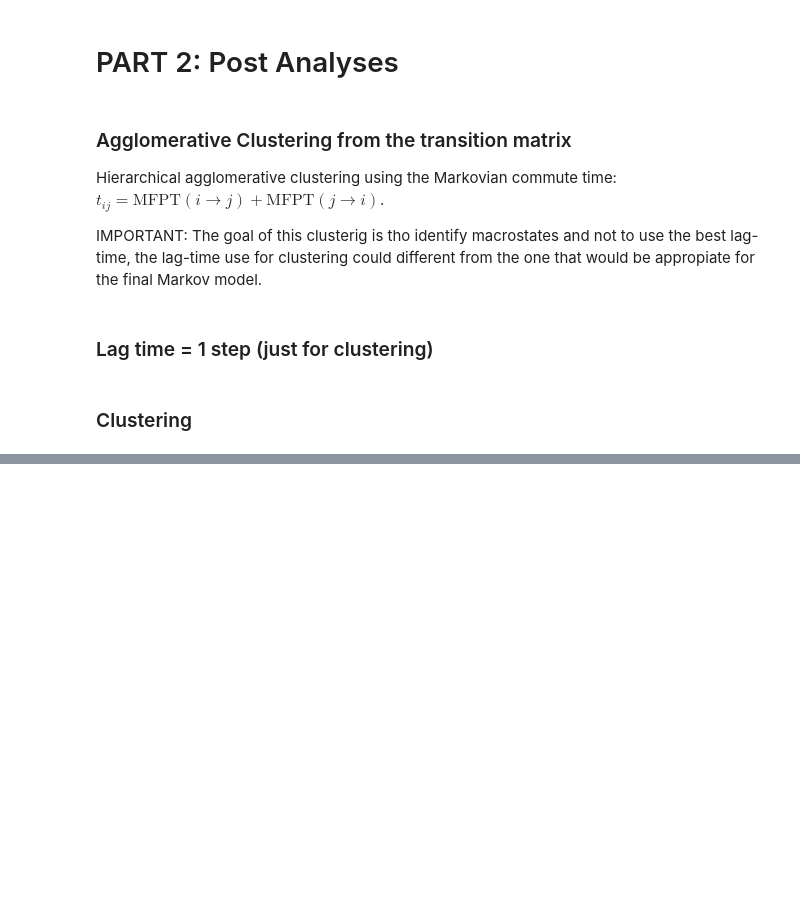
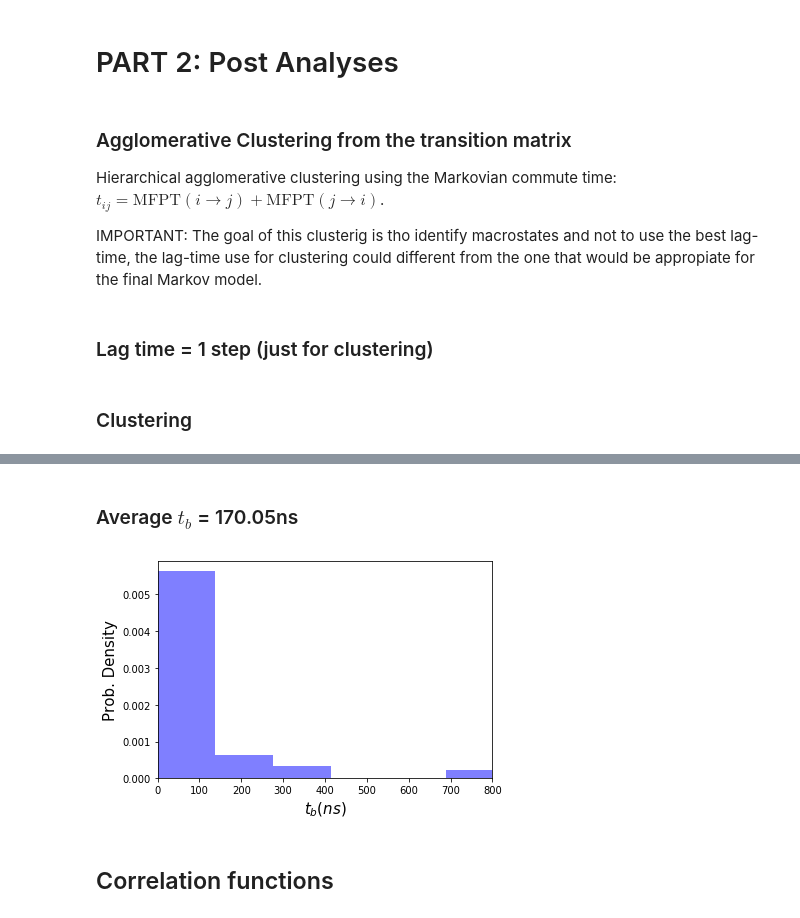
Before and after one commit to choderalab/msm-mfpt, a Jupyter notebook: models/NTL9_model_mindist-ernesto.ipynb, the cells around one changed output, grey strips where cells are left out. Saved outputs shown, nothing was run; the diff lists cells and outputs as text; code cells hidden in the pictures; blank space fills up the shorter version.

```diff
--- a/models/NTL9_model_mindist-ernesto.ipynb
+++ b/models/NTL9_model_mindist-ernesto.ipynb
@@ -415,0 +450,27 @@ Number of A->B/B->A  events: 61/62
+# %%
+dt=0.0002
+
+empirical_mfptsAB =[]
+empirical_mfptsBA =[]
+nm_mfptsAB = []
+nm_mfptsBA = []
+
+std_errAB = []
+std_errBA = []
+
+for i, lag in enumerate(lag_to_use):
+
+    nm_model = NonMarkovModel(cluster.dtrajs, stateA, stateB, lag_time=lag, sliding_window=True)
+
+    nm_kinetics = nm_model.mfpts()
+    e_kinetics = nm_model.empirical_mfpts()
+
+
+    empirical_mfptsAB.append(e_kinetics['mfptAB']*dt)
+    empirical_mfptsBA.append(e_kinetics['mfptBA']*dt)
+
+    std_errAB.append(e_kinetics['std_err_mfptAB']*dt)
+    std_errBA.append(e_kinetics['std_err_mfptBA']*dt)
+
+    nm_mfptsAB.append(nm_kinetics['mfptAB']*dt)
+    nm_mfptsBA.append(nm_kinetics['mfptBA']*dt)
@@ -415,0 +610,17 @@ Number of A->B/B->A  events: 61/62
+# %%
+nm_model.lag_time = 1
+empiric_fptsAB, empiric_fptsBA, tb_values = nm_model.empirical_fpts()
+# %%
+printmd("###  Average $t_b$ = {:.2f}ns".format(0.2*sum(tb_values)/len(tb_values)))
+
+plt.hist(np.array(tb_values)*0.2, normed=True, bins=20, color='blue', alpha=0.5)
+plt.xlabel("$t_b (ns)$", fontsize=15)
+plt.ylabel("Prob. Density", fontsize=15)
+plt.annotate
+plt.xlim([0,800])
+plt.show()
+# %% [output]
+###  Average $t_b$ = 170.05ns
+[figure, added]
+# %% [markdown]
+## Correlation functions
```
Also changed, not shown: parts of 27 cells of this notebook.
